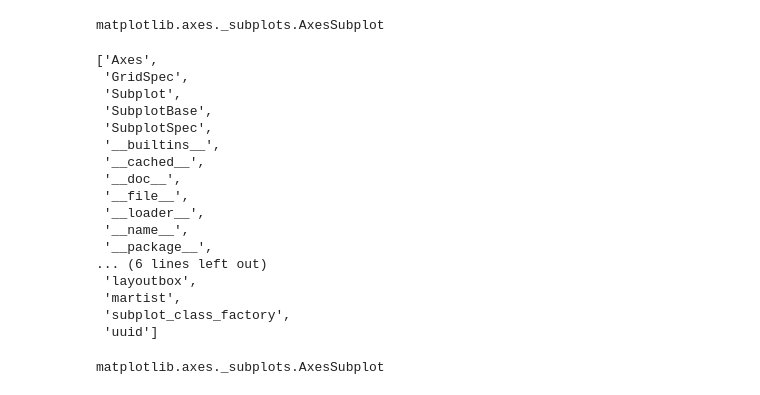
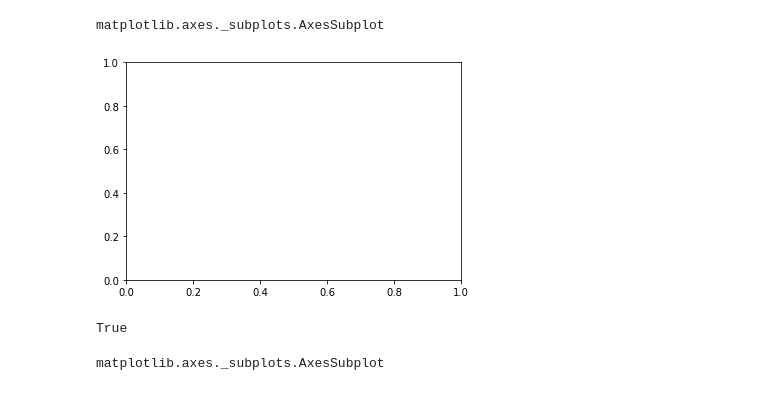
Before and after one commit to ProfessorKazarinoff/testing-scientific-code, a Jupyter notebook: analysis.ipynb, the cells around one changed output. Drawn from its saved outputs; the diff is of its cells as text; code cells hidden in the pictures.

```diff
--- a/analysis.ipynb
+++ b/analysis.ipynb
@@ -194,20 +145,4 @@ import matplotlib
-# %%
-dir(matplotlib.axes._subplots)
-# %% [output]
-['Axes',
- 'GridSpec',
- 'Subplot',
- 'SubplotBase',
- 'SubplotSpec',
- '__builtins__',
- '__cached__',
- '__doc__',
- '__file__',
- '__loader__',
- '__name__',
- '__package__',
-... (6 lines left out)
- 'layoutbox',
- 'martist',
- 'subplot_class_factory',
- 'uuid']
+# %%
+fig, ax = plt.subplots()
+# %% [output]
+[figure, added]
@@ -214,3 +151,7 @@ dir(matplotlib.axes._subplots)
+# %%
+fig == fig2
+# %% [output]
+True
 # %%
 type(ax)
 # %% [output]
```
Also changed, not shown: parts of 17 cells of this notebook, 2 other files.
